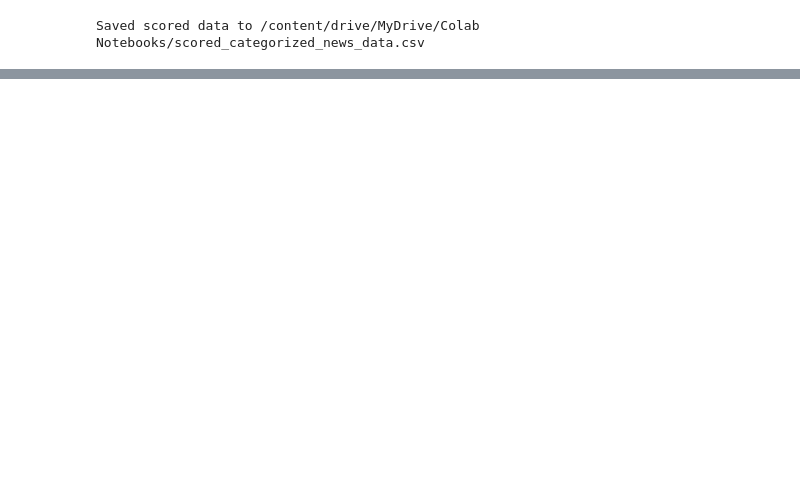
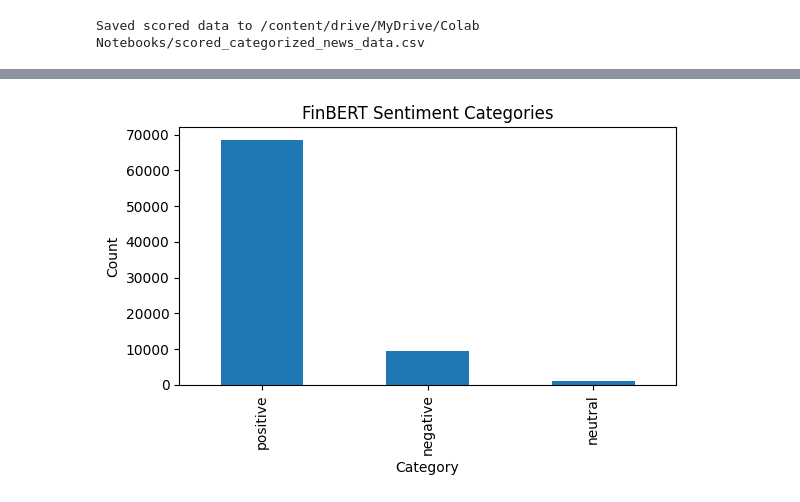
Before and after one commit to mkcakmak/multimodel-financial-time-series-with-sentiment, a Jupyter notebook: noteebooks/06_sentiment_categorized_news.ipynb, the cells around one changed output, grey strips where cells are left out. Cells and saved outputs as stored; diff of their text form; code cells hidden in the pictures; blank space fills up the shorter version.

```diff
--- a/noteebooks/06_sentiment_categorized_news.ipynb
+++ b/noteebooks/06_sentiment_categorized_news.ipynb
@@ -291,0 +298,12 @@ tmp.head(20)
+# %%
+import matplotlib.pyplot as plt
+
+plt.figure(figsize=(6,4))
+tmp["sent_cat_finbert"].value_counts().plot(kind="bar")
+plt.title("FinBERT Sentiment Categories")
+plt.xlabel("Category")
+plt.ylabel("Count")
+plt.tight_layout()
+plt.show()
+# %% [output]
+[figure, added]
```
Also changed, not shown: parts of 14 cells of this notebook, 2 other files.
